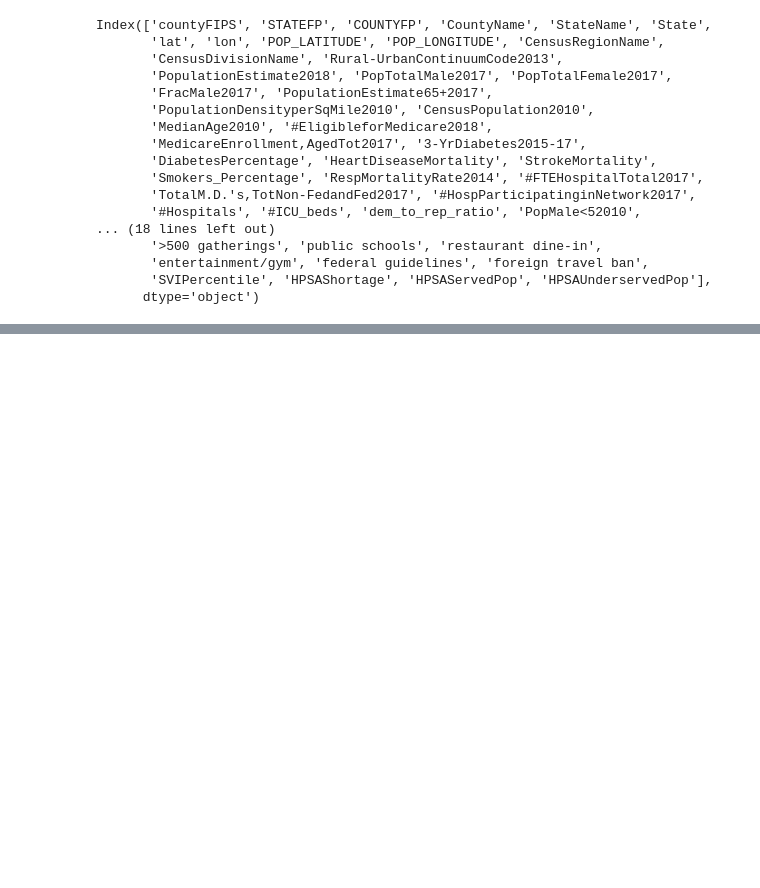
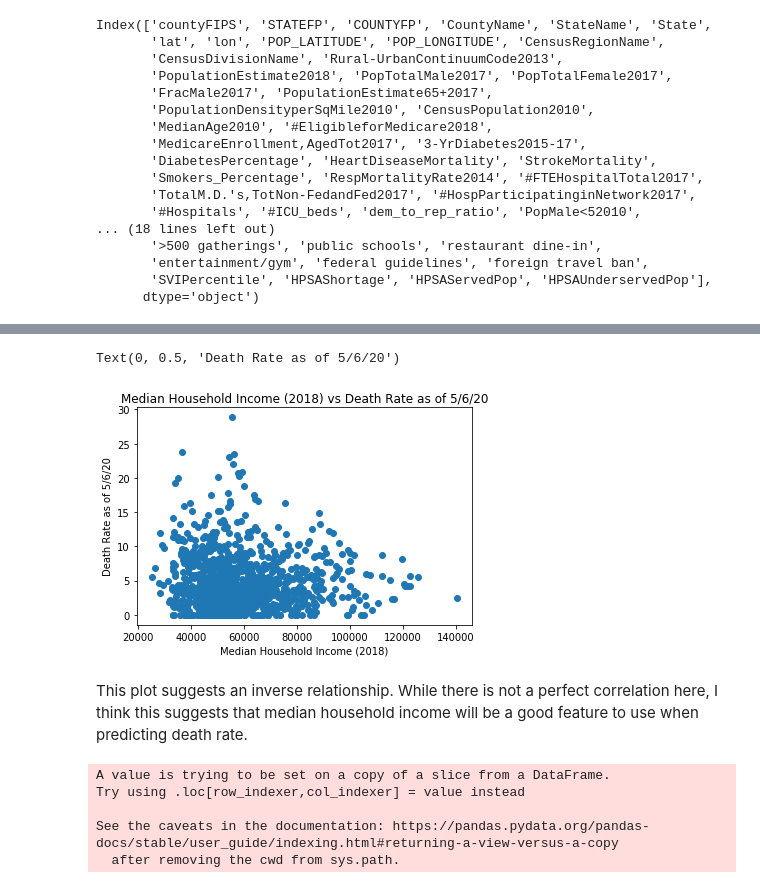
Before and after one commit to swenson-nick/Data_200_Covid, a Jupyter notebook: covid.ipynb, the cells around one changed output, grey strips where cells are left out. Saved outputs shown, nothing was run; the diff lists cells and outputs as text; code cells hidden in the pictures; blank space fills up the shorter version.

```diff
--- a/covid.ipynb
+++ b/covid.ipynb
@@ -104,0 +264,3 @@ plt.legend()
+# %%
+income = pd.read_excel('data/Unemployment.xls', header = 4)
+income.head()
@@ -104,0 +275,3 @@ plt.legend()
+# %%
+income = income[['FIPS', 'Median_Household_Income_2018']]
+income
@@ -104,0 +292,25 @@ plt.legend()
+# %%
+income['FIPS'] = income['FIPS'].astype(int)
+# %%
+income_v_dr = cases_filtered[['FIPS', 'death_rate']].merge(income, on = 'FIPS')
+# %%
+plt.scatter(income_v_dr['Median_Household_Income_2018'], income_v_dr['death_rate'])
+plt.title('Median Household Income (2018) vs Death Rate as of 5/6/20')
+plt.xlabel('Median Household Income (2018)')
+plt.ylabel('Death Rate as of 5/6/20')
+# %% [output]
+Text(0, 0.5, 'Death Rate as of 5/6/20')
+[figure, added]
+# %% [markdown]
+This plot suggests an inverse relationship. While there is not a perfect correlation here, I think this suggests that median household income will be a good feature to use when predicting death rate.
+# %%
+cases_filtered['over_65_2010'] = ((cases_filtered['PopMale75-842010'] + cases_filtered['PopFmle75-842010']
+                                  + cases_filtered['PopMale75-842010'] + cases_filtered['PopFmle75-842010']
+                                  + cases_filtered['PopMale>842010'] + cases_filtered['PopFmle>842010']) /
+                                  cases_filtered['CensusPopulation2010'])
+# %% [output]
+A value is trying to be set on a copy of a slice from a DataFrame.
+Try using .loc[row_indexer,col_indexer] = value instead
+
+See the caveats in the documentation: https://pandas.pydata.org/pandas-docs/stable/user_guide/indexing.html#returning-a-view-versus-a-copy
+  after removing the cwd from sys.path.
```
Also changed, not shown: parts of 58 cells of this notebook.
